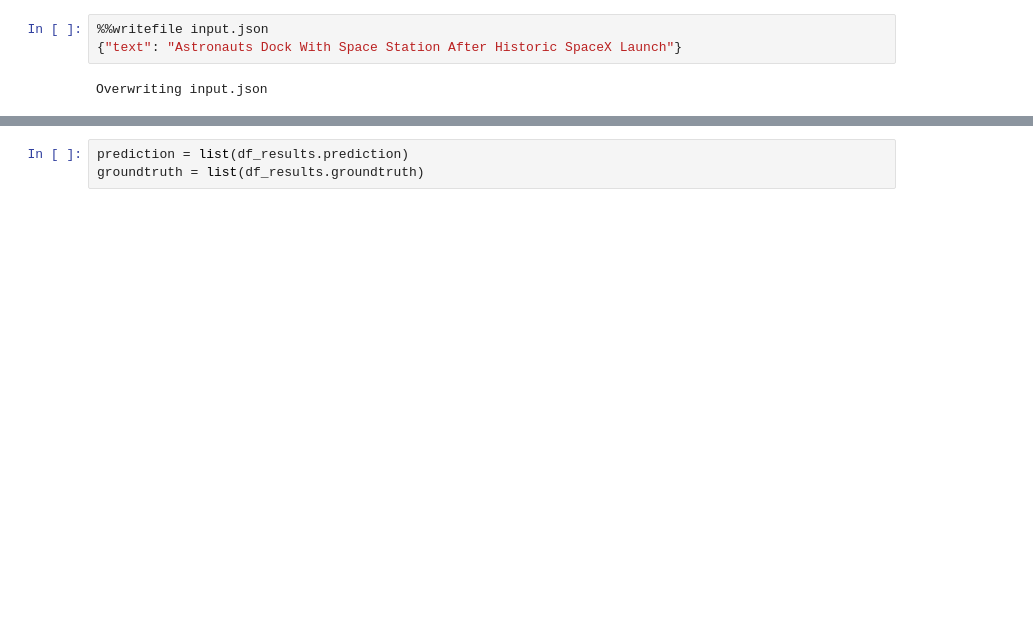
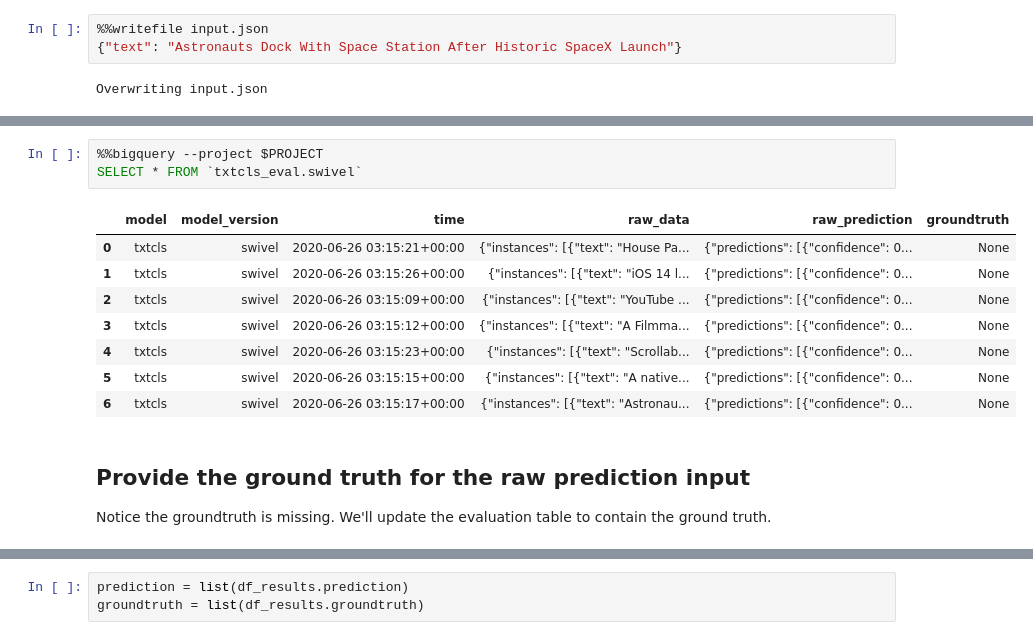
Before and after one commit to GoogleCloudPlatform/ml-design-patterns, a Jupyter notebook: 05_resilience/continuous_eval.ipynb, the cells around one changed output, grey strips where cells are left out. Cells and saved outputs as stored; diff of their text form; blank space fills up the shorter version.

```diff
--- a/05_resilience/continuous_eval.ipynb
+++ b/05_resilience/continuous_eval.ipynb
@@ -480,0 +461,16 @@ df_results = client.query(query).to_dataframe()
+# %%
+%%bigquery --project $PROJECT
+SELECT * FROM `txtcls_eval.swivel`
+# %% [output]
+|  | model | model_version | time | raw_data | raw_prediction | groundtruth |
+| 0 | txtcls | swivel | 2020-06-26 03:15:21+00:00 | {"instances": [{"text": "House Pa... | {"predictions": [{"confidence": 0... | None |
+| 1 | txtcls | swivel | 2020-06-26 03:15:26+00:00 | {"instances": [{"text": "iOS 14 l... | {"predictions": [{"confidence": 0... | None |
+| 2 | txtcls | swivel | 2020-06-26 03:15:09+00:00 | {"instances": [{"text": "YouTube ... | {"predictions": [{"confidence": 0... | None |
+| 3 | txtcls | swivel | 2020-06-26 03:15:12+00:00 | {"instances": [{"text": "A Filmma... | {"predictions": [{"confidence": 0... | None |
+| 4 | txtcls | swivel | 2020-06-26 03:15:23+00:00 | {"instances": [{"text": "Scrollab... | {"predictions": [{"confidence": 0... | None |
+| 5 | txtcls | swivel | 2020-06-26 03:15:15+00:00 | {"instances": [{"text": "A native... | {"predictions": [{"confidence": 0... | None |
+| 6 | txtcls | swivel | 2020-06-26 03:15:17+00:00 | {"instances": [{"text": "Astronau... | {"predictions": [{"confidence": 0... | None |
+# %% [markdown]
+## Provide the ground truth for the raw prediction input
+
+Notice the groundtruth is missing. We'll update the evaluation table to contain the ground truth.
```
Also changed, not shown: parts of 121 cells of this notebook, 1 other file.
